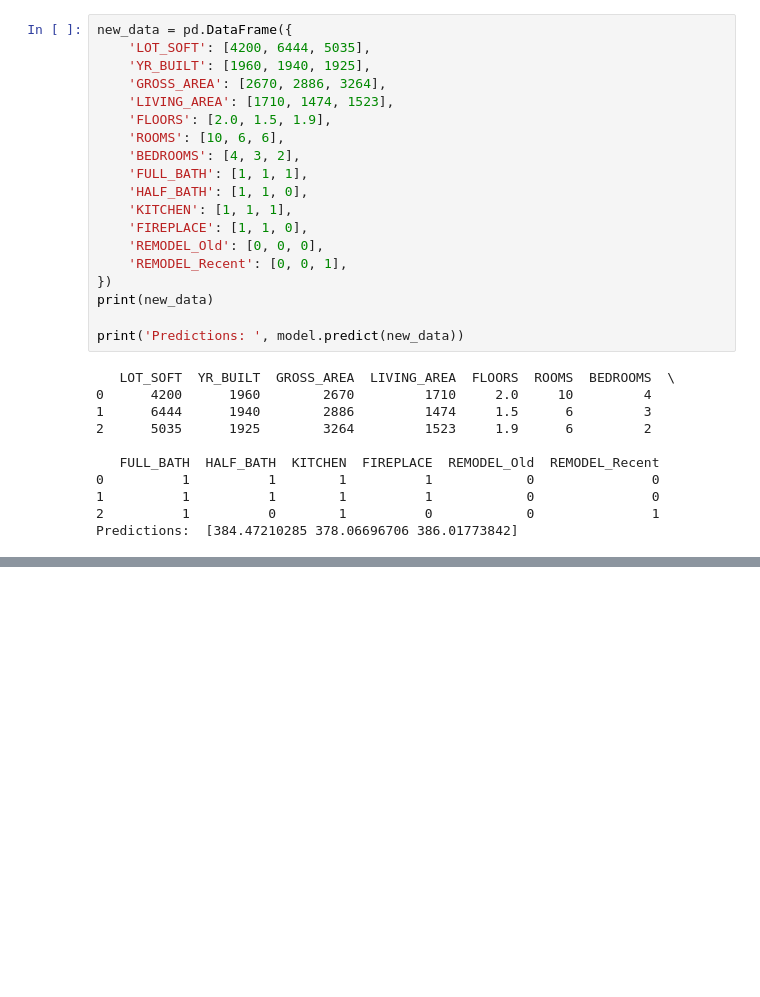
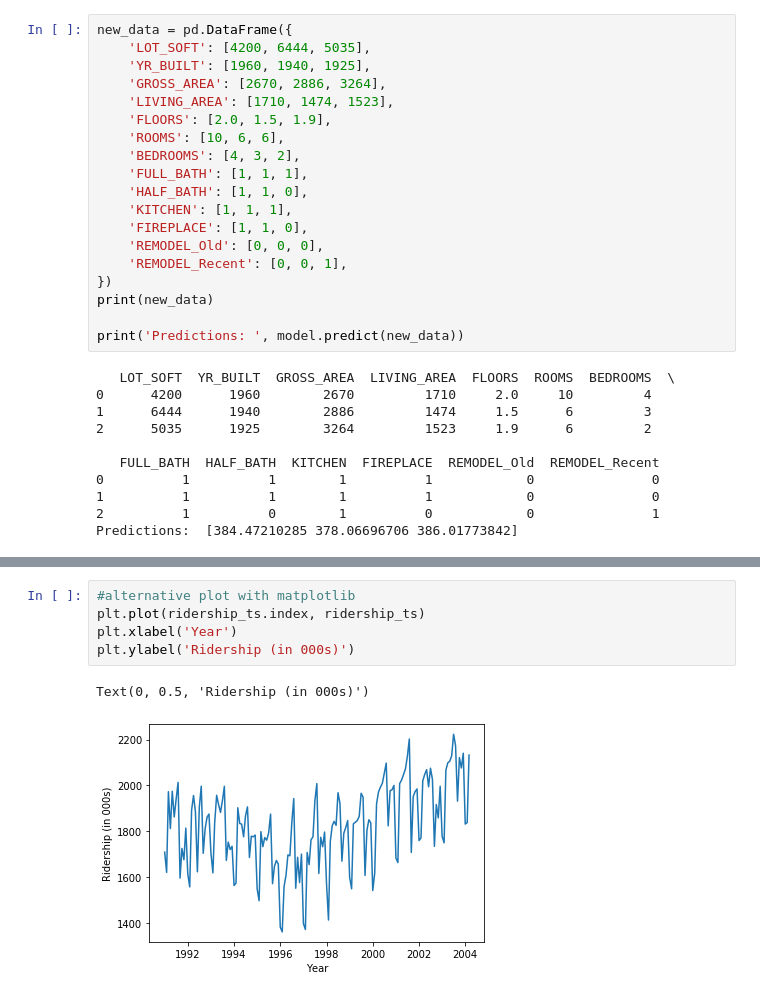
Before and after one commit to azamat-afk/git_lesson, a Jupyter notebook: src/WestRoxburry.ipynb, the cells around one changed output, grey strips where cells are left out. Cells and saved outputs as stored; diff of their text form; blank space fills up the shorter version.

```diff
--- a/src/WestRoxburry.ipynb
+++ b/src/WestRoxburry.ipynb
@@ -565,0 +664,8 @@ Predictions:  [384.47210285 378.06696706 386.01773842]
+# %%
+#alternative plot with matplotlib
+plt.plot(ridership_ts.index, ridership_ts)
+plt.xlabel('Year')
+plt.ylabel('Ridership (in 000s)')
+# %% [output]
+Text(0, 0.5, 'Ridership (in 000s)')
+[figure, added]
```
Also changed, not shown: parts of 19 cells of this notebook.
